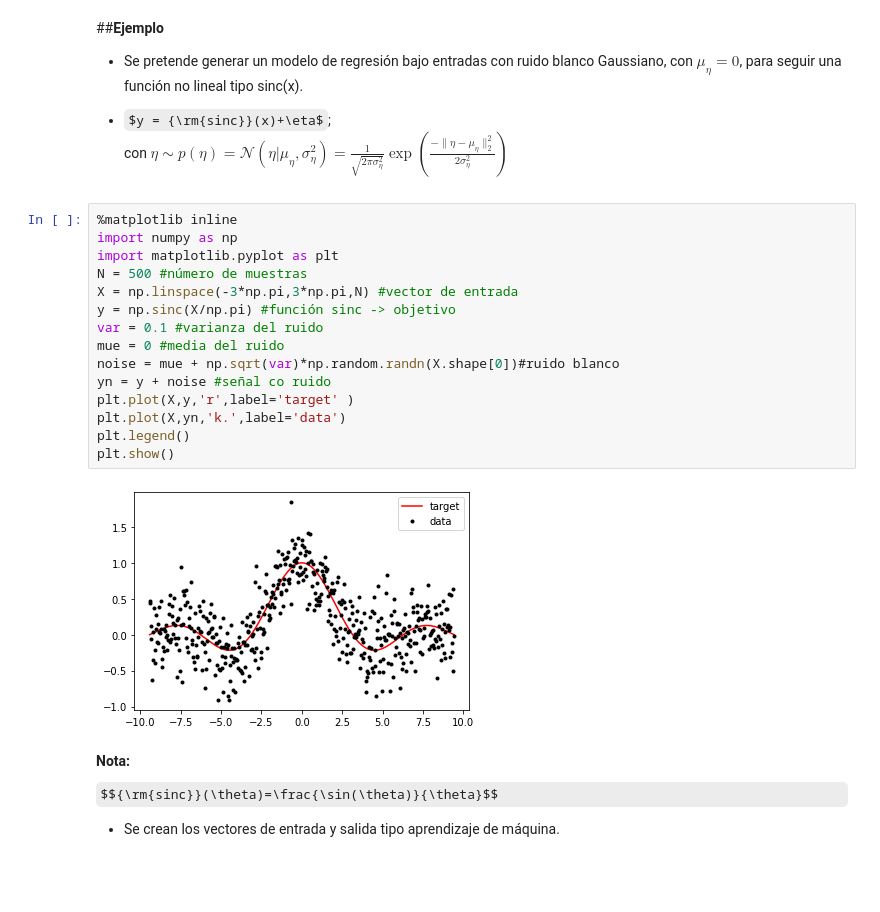
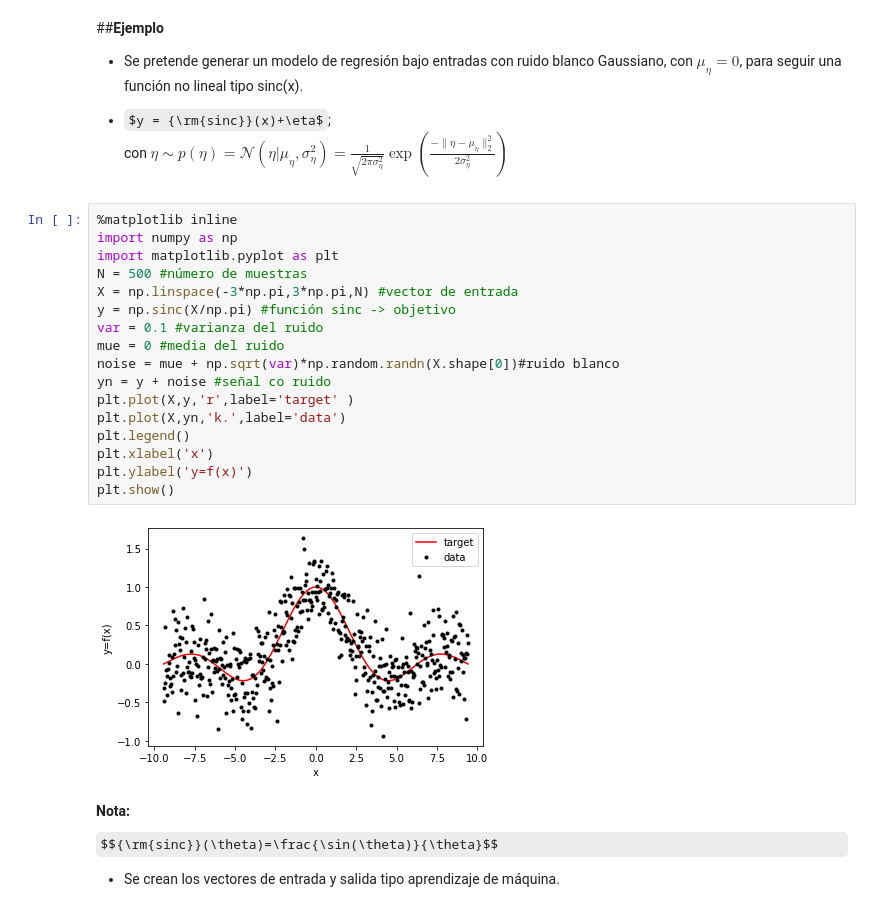
Before and after one commit to amalvarezme/AnaliticaDatos, a Jupyter notebook: 2_Regresion/2_ModeloNolineal_EjSinc.ipynb, the cells around one changed output. Drawn from its saved outputs; the diff is of its cells as text; some formulas as TeX source; blank space fills up the shorter version.

```diff
--- a/2_Regresion/2_ModeloNolineal_EjSinc.ipynb
+++ b/2_Regresion/2_ModeloNolineal_EjSinc.ipynb
@@ -47,20 +47,22 @@ con $\eta\sim p(\eta)=\mathcal{N}(\eta|\mu_\eta,\sigma_\eta^2)=\frac{1}{\sqrt{2\
 # %%
 %matplotlib inline
 import numpy as np
 import matplotlib.pyplot as plt
 N = 500 #número de muestras
 X = np.linspace(-3*np.pi,3*np.pi,N) #vector de entrada
 y = np.sinc(X/np.pi) #función sinc -> objetivo
 var = 0.1 #varianza del ruido
 mue = 0 #media del ruido
 noise = mue + np.sqrt(var)*np.random.randn(X.shape[0])#ruido blanco
 yn = y + noise #señal co ruido
 plt.plot(X,y,'r',label='target' )
 plt.plot(X,yn,'k.',label='data')
 plt.legend()
+plt.xlabel('x')
+plt.ylabel('y=f(x)')
 plt.show()
 # %% [output]
-[figure, old version]
+[figure, new version]
 # %% [markdown]
 **Nota:** $${\rm{sinc}}(\theta)=\frac{\sin(\theta)}{\theta}$$
 
```
Also changed, not shown: parts of 11 cells of this notebook.
